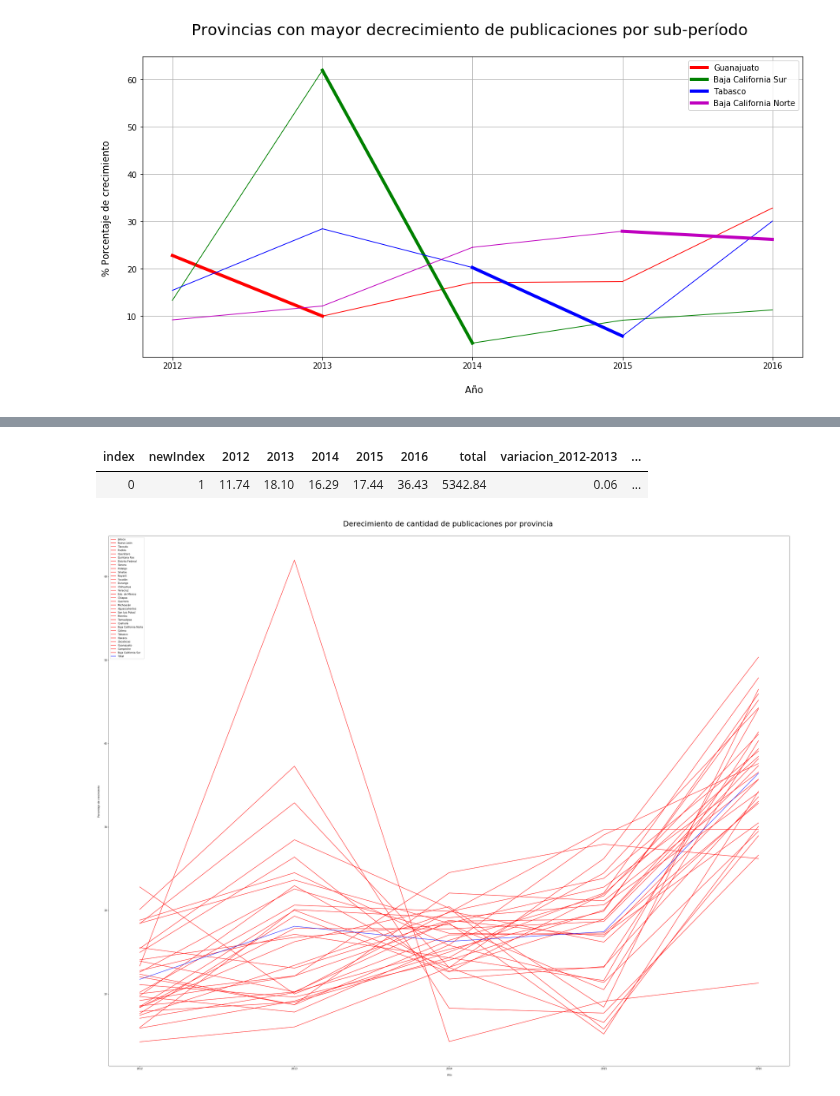
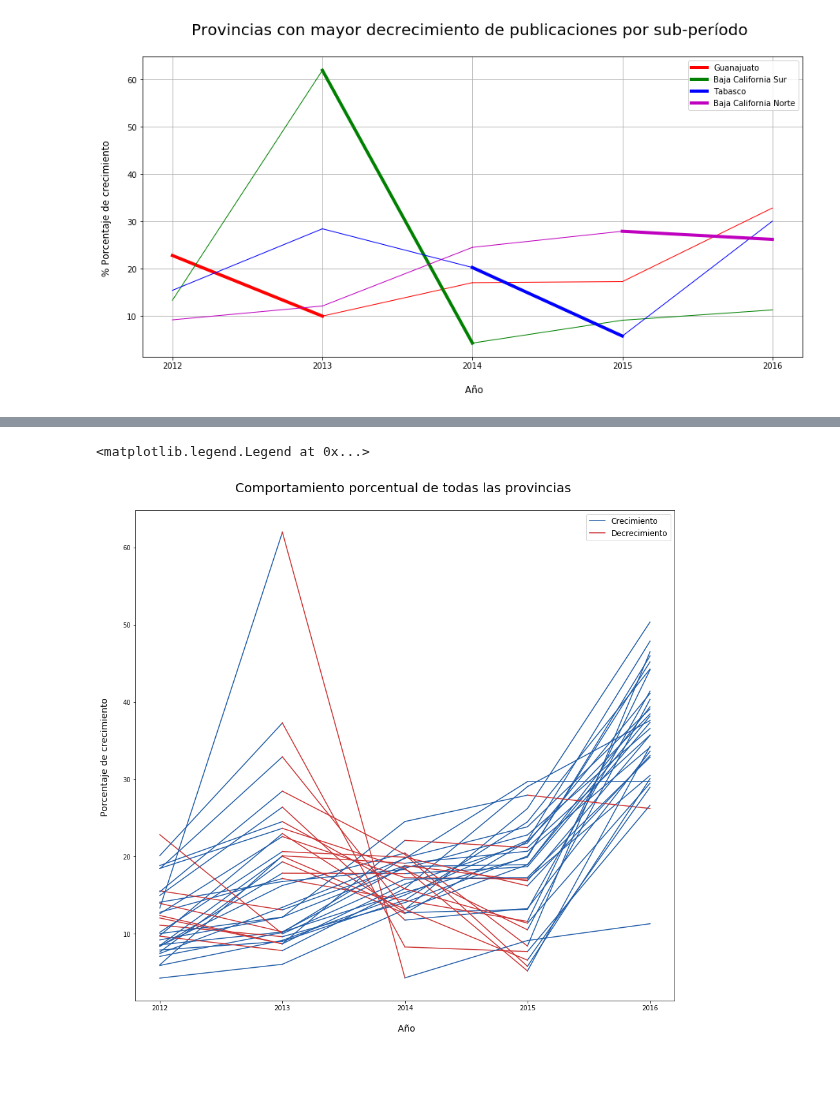
Before and after one commit to JuanCruzCastroLopez/tp1-zonajobs-analysis, a Jupyter notebook: parte2_publicaciones.ipynb, the cells around one changed output, grey strips where cells are left out. Saved outputs shown, nothing was run; the diff lists cells and outputs as text; code cells hidden in the pictures; blank space fills up the shorter version.

```diff
--- a/parte2_publicaciones.ipynb
+++ b/parte2_publicaciones.ipynb
@@ -198,37 +198,61 @@ d[2015] = d[2015]/d['total']*100
 d[2016] = d[2016]/d['total']*100
 
 
-fig, ax = plt.subplots(figsize=(50,40))
+fig, ax = plt.subplots(figsize=(15,14))
 
+hasRedLabel = False
+hasBlueLabel = False
 for index, row in d.iterrows():
     row = d.loc[[index], :]
     label = row['provincia'].tolist()[0]
     total = row.total
-    row = row.loc[:, [2012,2013,2014,2015,2016]].melt()
-    año = row.variable
-    valor = row.value
-    ax.plot(año, valor, label=label, color='r')
+    meltRow = row.loc[:, [2012,2013,2014,2015,2016]].melt()
+    año = meltRow.variable.to_list()
+    valor = meltRow.value.to_list()
+    colors=['r', 'g', 'b', 'm']
+    for i, (x1, x2, y1, y2) in enumerate(zip(año, año[1:], valor, valor[1:])):
+        variation = 0
+        label = ""
+        if(i == 0): variation = row['variacion_2012-2013']
+        if(i == 1): variation = row['variacion_2013-2014']
+        if(i == 2): variation = row['variacion_2014-2015']
+        if(i == 3): variation = row['variacion_2015-2016']
+        if(variation.values[0] < 0 and not hasRedLabel) :
+            hasRedLabel = True
+            label = 'Decrecimiento'
+
+        if(variation.values[0] >= 0 and not hasBlueLabel) :
+            hasBlueLabel = True
+            label = 'Crecimiento'
+
+#         print([x1, x2], [y1, y2])
+        ax.plot([x1, x2], [y1, y2], color='#cc3333' if variation.values[0] < 0 else '#225ea8', label=label)
+#         ax.plot([x1, x2], [y1, y2], color=variation, linewidth=1)
+
+#         ax.plot(año, valor, label=label, color='c' if index < 15 else 'y')
 
 newDf = d.mean().reset_index()
+
 newDf['newIndex'] = 1
 newDf = newDf.pivot(columns='index', index="newIndex", values=0).reset_index()
-for index, row in newDf.iterrows():
+print(newDf.head)
+# for index, row in newDf.iterrows():
 
-    row = newDf.loc[[index], :]
-    label = 'Total'
-    total = row.total
-    row = row.loc[:, [2012,2013,2014,2015,2016]].melt()
-    print(row)
-    año = row['index']
-    valor = row.value
-    ax.plot(año, valor, label=label, color='blue')
+#     row = newDf.loc[[index], :]
+#     label = 'Total'
+#     total = row.total
+#     row = row.loc[:, [2012,2013,2014,2015,2016]].melt()
+#     print(row)
+#     año = row['index']
+#     valor = row.value
+#     ax.plot(año, valor, label=label, color=(0.204, 0.51, 0.51) if index < 15 else (0.34, 0.94, 0.168))
+#     plt.legend(['Crecimiento', 'Decrecimiento'])
 
 plt.xticks([2012,2013,2014,2015,2016])
 #plt.yticks([0,10,20,30,40,50,60,70,80,90,100])
-ax.set_xlabel("\n Año")
-ax.set_ylabel("Porcentaje de crecimiento \n")
+ax.set_xlabel("\n Año", fontsize=14)
+ax.set_ylabel("Porcentaje de crecimiento \n", fontsize=14)
 ax.legend(loc='best')
-ax.set_title('Derecimiento de cantidad de publicaciones por provincia \n', fontdict={'fontsize':30})
-
-newDf
+ax.set_title("Comportamiento porcentual de todas las provincias \n", fontsize=20)
+plt.legend(fontsize=12)
 # %% [output]
@@ -241,4 +267,3 @@ newDf
-| index | newIndex | 2012 | 2013 | 2014 | 2015 | 2016 | total | variacion_2012-2013 | ... |
-| 0 | 1 | 11.74 | 18.10 | 16.29 | 17.44 | 36.43 | 5342.84 | 0.06 | ... |
+<matplotlib.legend.Legend at 0x...>
-[figure, old version]
+[figure, new version]
 # %%
```
Also changed, not shown: parts of 5 cells of this notebook.
